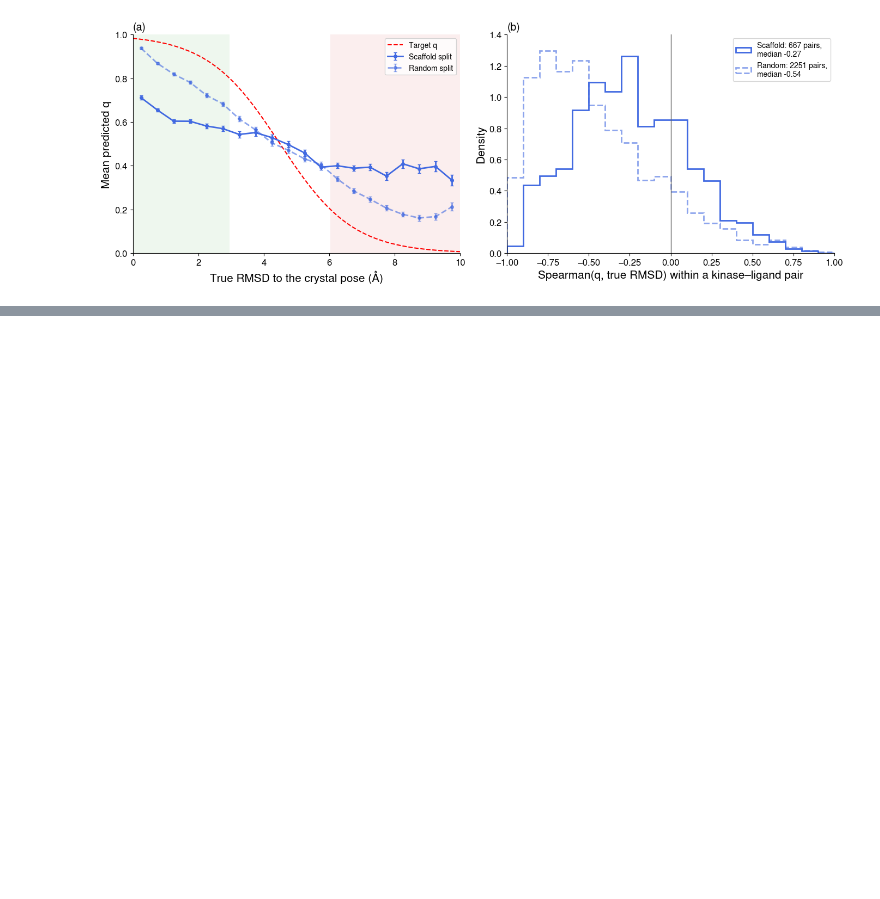
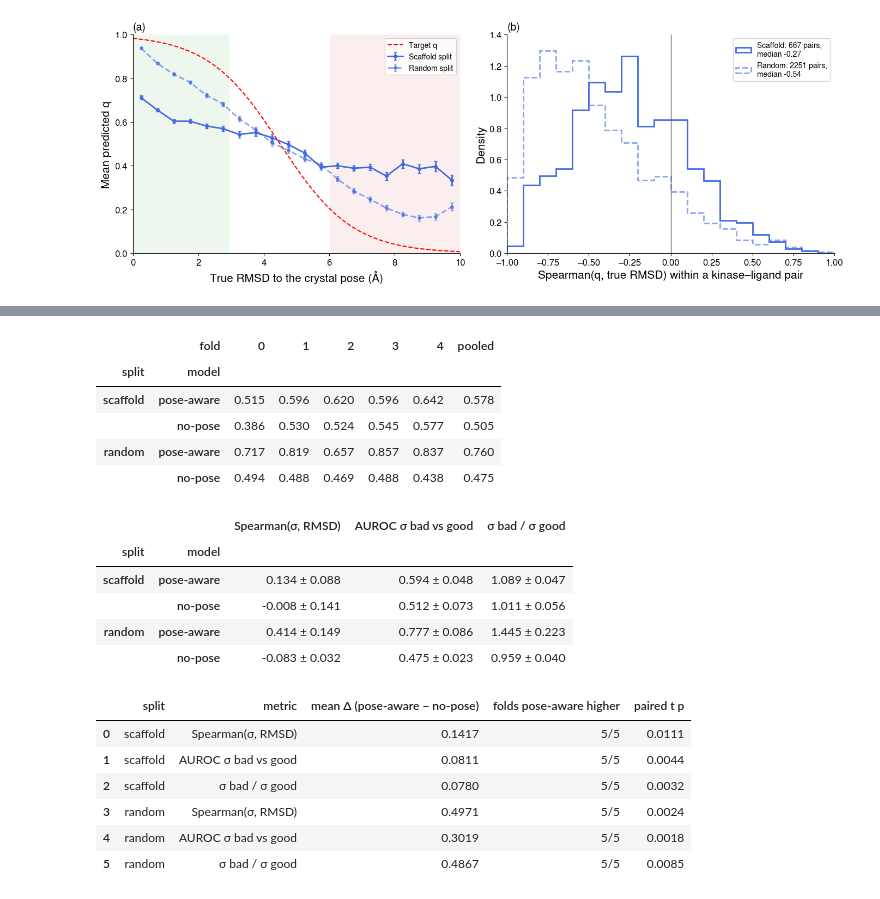
Before and after one commit to openkinome/multi-objective-kinodata-3D, a Jupyter notebook: analysis_publication/pose_reliability_validation.ipynb, the cells around one changed output, grey strips where cells are left out. Cells and saved outputs as stored; diff of their text form; code cells hidden in the pictures; blank space fills up the shorter version.

```diff
--- a/analysis_publication/pose_reliability_validation.ipynb
+++ b/analysis_publication/pose_reliability_validation.ipynb
@@ -184,0 +190,54 @@ plt.show()
+# %%
+SIGMA = {"pose-aware": ("sigma_pose_aware", COLORS["pose_aware"]), "no-pose": ("sigma_no_pose", COLORS["no_pose"])}
+
+
+def sigma_metrics(g, col):
+    good, bad = (g["class"] == "good").to_numpy(), (g["class"] == "bad").to_numpy()
+    sel = good | bad
+    return {"Spearman(σ, RMSD)": stats.spearmanr(g[col], g["true_rmsd"]).correlation,
+            "AUROC σ bad vs good": auroc(g[col].to_numpy()[sel], bad[sel]),
+            "σ bad / σ good": g.loc[bad, col].mean() / g.loc[good, col].mean()}
+
+
+rows = []
+for split, d in data.items():
+    for fold, g in list(d.groupby("fold")) + [("pooled", d)]:
+        for model, (col, _) in SIGMA.items():
+            rows.append({"split": split, "fold": fold, "model": model, **sigma_metrics(g, col)})
+sig = pd.DataFrame(rows)
+sig.to_csv(OUTPUT / "sigma_vs_true_rmsd_per_fold.csv", index=False)
+scols = ["Spearman(σ, RMSD)", "AUROC σ bad vs good", "σ bad / σ good"]
+display(sig.pivot_table(index=["split", "model"], columns="fold", values="AUROC σ bad vs good", sort=False).round(3))
+
+# mean +- sd over the five folds, and paired pose-aware - no-pose per fold
+pf = sig[sig.fold != "pooled"].astype({"fold": int})
+agg = pf.groupby(["split", "model"], sort=False)[scols].agg(["mean", "std"])
+display(pd.DataFrame({c: agg[c]["mean"].map("{:.3f}".format) + " ± " + agg[c]["std"].map("{:.3f}".format) for c in scols}))
+paired = []
+for split in data:
+    w = pf[pf.split == split].pivot(index="fold", columns="model", values=scols)
+    for c in scols:
+        dlt = (w[c]["pose-aware"] - w[c]["no-pose"]).astype(float)
+        paired.append({"split": split, "metric": c, "mean Δ (pose-aware − no-pose)": dlt.mean(),
+                       "folds pose-aware higher": f"{int((dlt > 0).sum())}/{len(dlt)}", "paired t p": stats.ttest_1samp(dlt, 0).pvalue})
+pd.DataFrame(paired).round(4)
+# %% [output]
+|  | fold | 0 | 1 | 2 | 3 | 4 | pooled |
+| split | model |  |  |  |  |  |  |
+| scaffold | pose-aware | 0.515 | 0.596 | 0.620 | 0.596 | 0.642 | 0.578 |
+|  | no-pose | 0.386 | 0.530 | 0.524 | 0.545 | 0.577 | 0.505 |
+| random | pose-aware | 0.717 | 0.819 | 0.657 | 0.857 | 0.837 | 0.760 |
+|  | no-pose | 0.494 | 0.488 | 0.469 | 0.488 | 0.438 | 0.475 |
+|  |  | Spearman(σ, RMSD) | AUROC σ bad vs good | σ bad / σ good |
+| split | model |  |  |  |
+| scaffold | pose-aware | 0.134 ± 0.088 | 0.594 ± 0.048 | 1.089 ± 0.047 |
+|  | no-pose | -0.008 ± 0.141 | 0.512 ± 0.073 | 1.011 ± 0.056 |
+| random | pose-aware | 0.414 ± 0.149 | 0.777 ± 0.086 | 1.445 ± 0.223 |
+|  | no-pose | -0.083 ± 0.032 | 0.475 ± 0.023 | 0.959 ± 0.040 |
+|  | split | metric | mean Δ (pose-aware − no-pose) | folds pose-aware higher | paired t p |
+| 0 | scaffold | Spearman(σ, RMSD) | 0.1417 | 5/5 | 0.0111 |
+| 1 | scaffold | AUROC σ bad vs good | 0.0811 | 5/5 | 0.0044 |
+| 2 | scaffold | σ bad / σ good | 0.0780 | 5/5 | 0.0032 |
+| 3 | random | Spearman(σ, RMSD) | 0.4971 | 5/5 | 0.0024 |
+| 4 | random | AUROC σ bad vs good | 0.3019 | 5/5 | 0.0018 |
+| 5 | random | σ bad / σ good | 0.4867 | 5/5 | 0.0085 |
```
Also changed, not shown: parts of 6 cells of this notebook, 2 other files.
